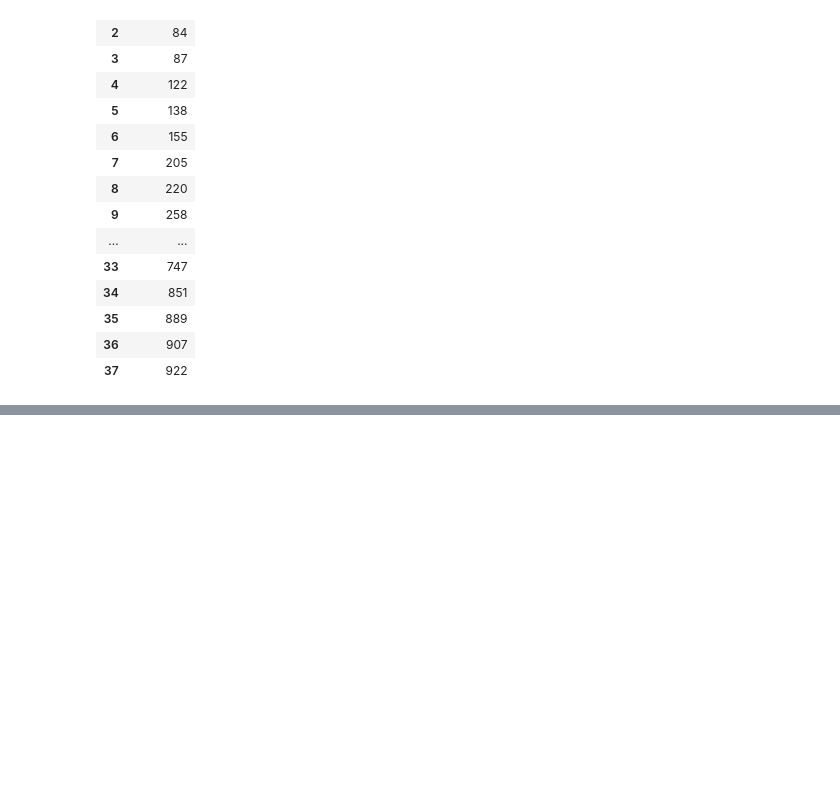
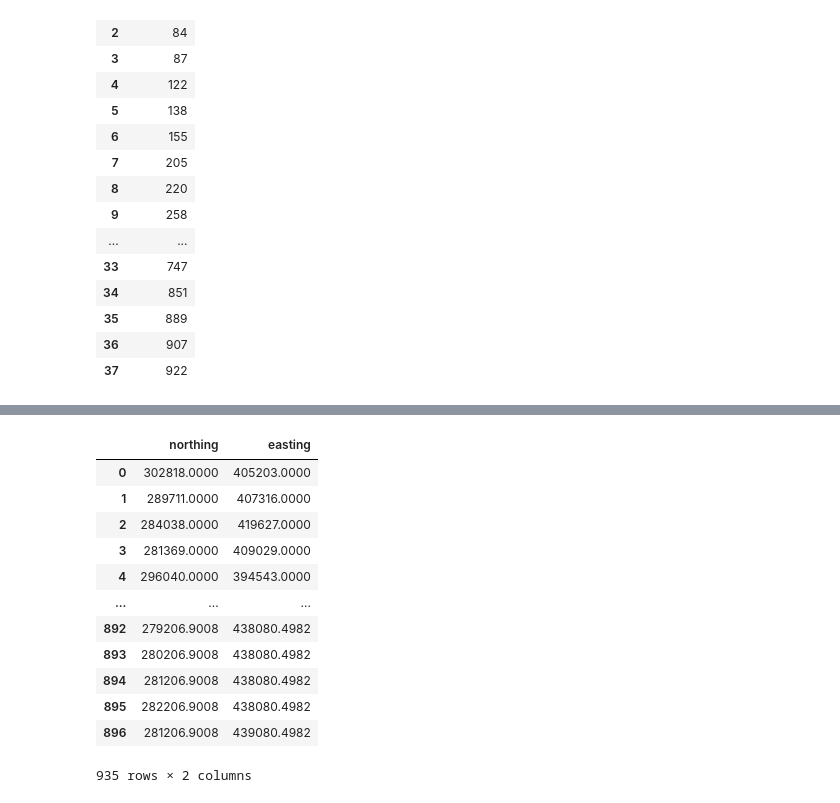
Before and after one commit to BohaoSuCC/CASADataHackathon, a Jupyter notebook: Pmedian.ipynb, the cells around one changed output, grey strips where cells are left out. Drawn from its saved outputs; the diff is of its cells as text; code cells hidden in the pictures; blank space fills up the shorter version.

```diff
--- a/Pmedian.ipynb
+++ b/Pmedian.ipynb
@@ -508,3 +528,4 @@ station_points_38.columns
 # %%
 station_points_38_1 = station_points_38.copy()
 # drop the 'current_id' column
+station_points_38_1.drop(columns=['current_id'], inplace=True)
@@ -510,0 +538,4 @@ station_points_38_1 = station_points_38.copy()
+# %%
+# change the sequence of the columns in the station_points_38_1 dataframe
+station_points_38_1 = station_points_38_1[['northing', 'easting']]
+station_points_38_1.head(4)
@@ -510,0 +548,18 @@ station_points_38_1 = station_points_38.copy()
+# %%
+# concatenate the Candidate_points_1000_df_1 and station_points_38_1 dataframes
+all_points_937 = pd.concat([station_points_38_1, Candidate_points_1000_df_1], axis=0)
+all_points_937
+# %% [output]
+|  | northing | easting |
+| 0 | 302818.0000 | 405203.0000 |
+| 1 | 289711.0000 | 407316.0000 |
+| 2 | 284038.0000 | 419627.0000 |
+| 3 | 281369.0000 | 409029.0000 |
+| 4 | 296040.0000 | 394543.0000 |
+| ... | ... | ... |
+| 892 | 279206.9008 | 438080.4982 |
+| 893 | 280206.9008 | 438080.4982 |
+| 894 | 281206.9008 | 438080.4982 |
+| 895 | 282206.9008 | 438080.4982 |
+| 896 | 281206.9008 | 439080.4982 |
+935 rows × 2 columns
```
Also changed, not shown: parts of 13 cells of this notebook, 5 other files.
